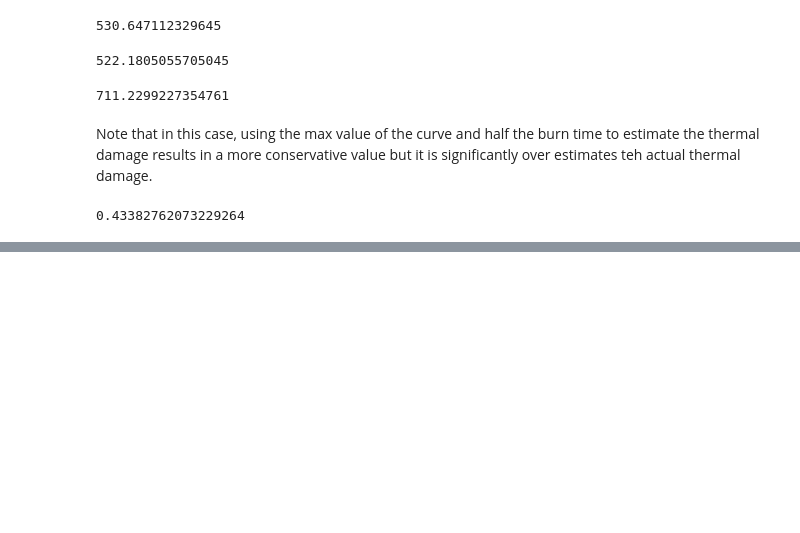
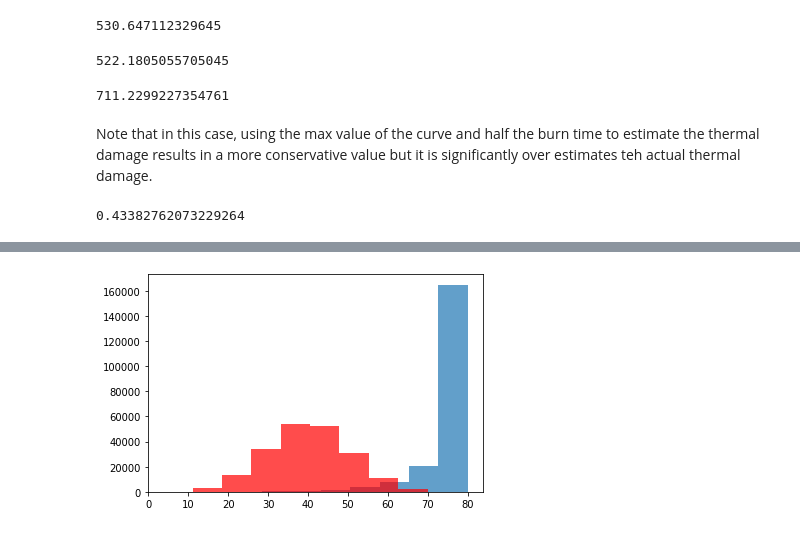
Before and after one commit to clint-bg/publicationdata, a Jupyter notebook: safeSeparation/Heat_Injury.ipynb, the cells around one changed output, grey strips where cells are left out. Cells and saved outputs as stored; diff of their text form; code cells hidden in the pictures; blank space fills up the shorter version.

```diff
--- a/safeSeparation/Heat_Injury.ipynb
+++ b/safeSeparation/Heat_Injury.ipynb
@@ -146,0 +197,6 @@ dT2/max(tt2)
+# %%
+plt.hist(peaks,alpha=0.7)
+plt.hist(averages,alpha=0.7,color='r')
+plt.show()
+# %% [output]
+[figure, added]
```
Also changed, not shown: parts of 17 cells of this notebook.
